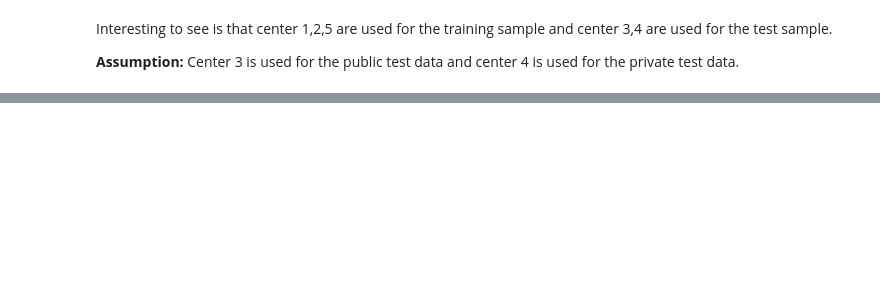
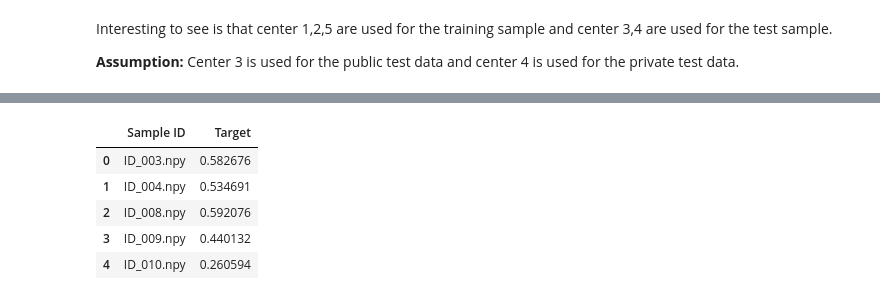
Before and after one commit to stlbnmaria/enschallenge2023, a Jupyter notebook: exploring_data/eda_analysis.ipynb, the cells around one changed output, grey strips where cells are left out. Saved outputs shown, nothing was run; the diff lists cells and outputs as text; code cells hidden in the pictures; blank space fills up the shorter version.

```diff
--- a/exploring_data/eda_analysis.ipynb
+++ b/exploring_data/eda_analysis.ipynb
@@ -147,0 +156,4 @@ Interesting to see is that center 1,2,5 are used for the training sample and cen
+# %%
+data_dir = Path("../storage/")
+test_features_dir = data_dir / "test_input" / "moco_features"
+train_features_dir = data_dir / "train_input" / "moco_features"
@@ -147,0 +273,45 @@ Interesting to see is that center 1,2,5 are used for the training sample and cen
+# %%
+X_test = []
+
+# load the data from `df_test` (~ 1 minute)
+for sample in tqdm(md_test["Sample ID"].values):
+    _features = np.load(test_features_dir / sample)
+    coordinates, features = _features[:, :3], _features[:, 3:]
+    X_test.append(np.mean(features, axis=0))
+
+X_test = np.array(X_test)
+# %%
+preds_test = 0
+# loop over the classifiers
+for lr in lrs:
+    preds_test += lr.predict(X_test)
+# and take the average (ensembling technique)
+preds_test = preds_test / len(lrs)
+# %%
+submission = pd.DataFrame(
+    {"Sample ID": md_test["Sample ID"].values, "Target": preds_test}
+).sort_values(
+    "Sample ID"
+)  # extra step to sort the sample IDs
+
+# sanity checks
+assert all(submission["Target"].between(0, 1)), "`Target` values must be in [0, 1]"
+assert submission.shape == (149, 2), "Your submission file must be of shape (149, 2)"
+assert list(submission.columns) == [
+    "Sample ID",
+    "Target",
+], "Your submission file must have columns `Sample ID` and `Target`"
+
+import time
+# save the submission as a csv file
+t = time.localtime()
+timestamp = time.strftime('%Y-%m-%d-%H%M', t)
+submission.to_csv(Path("../submissions") / f"{timestamp}_naive_xgb_test_output.csv", index=None)
+submission.head()
+# %% [output]
+|  | Sample ID | Target |
+| 0 | ID_003.npy | 0.582676 |
+| 1 | ID_004.npy | 0.534691 |
+| 2 | ID_008.npy | 0.592076 |
+| 3 | ID_009.npy | 0.440132 |
+| 4 | ID_010.npy | 0.260594 |
```
Also changed, not shown: parts of 14 cells of this notebook.
